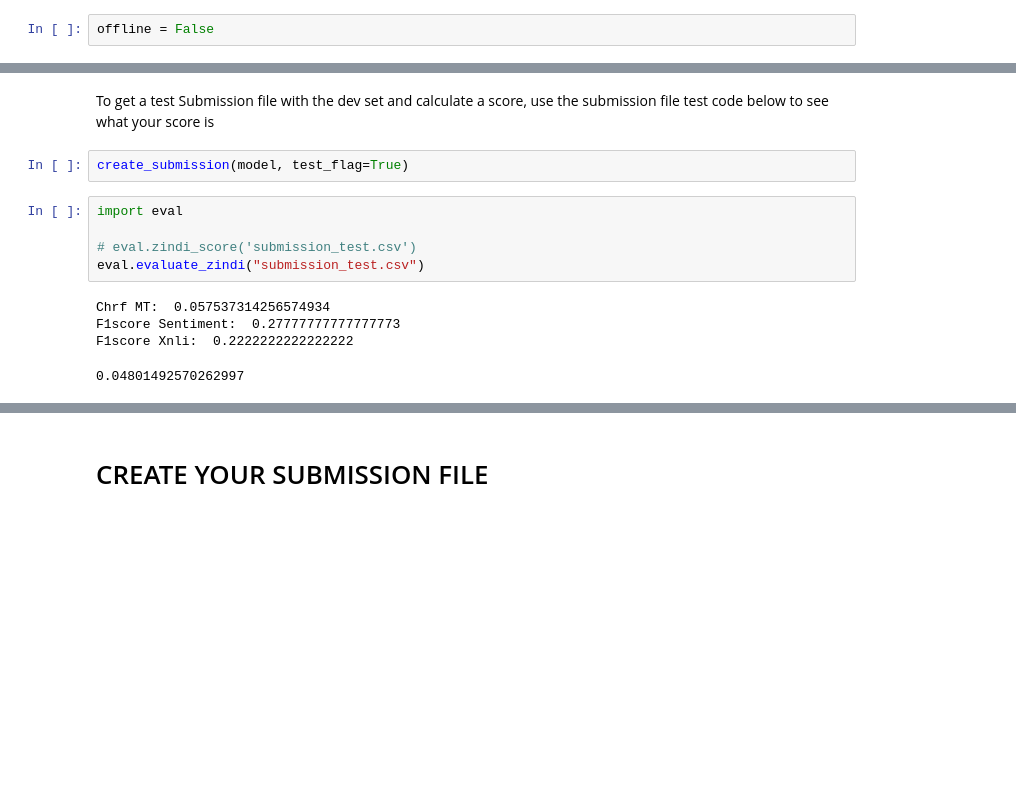
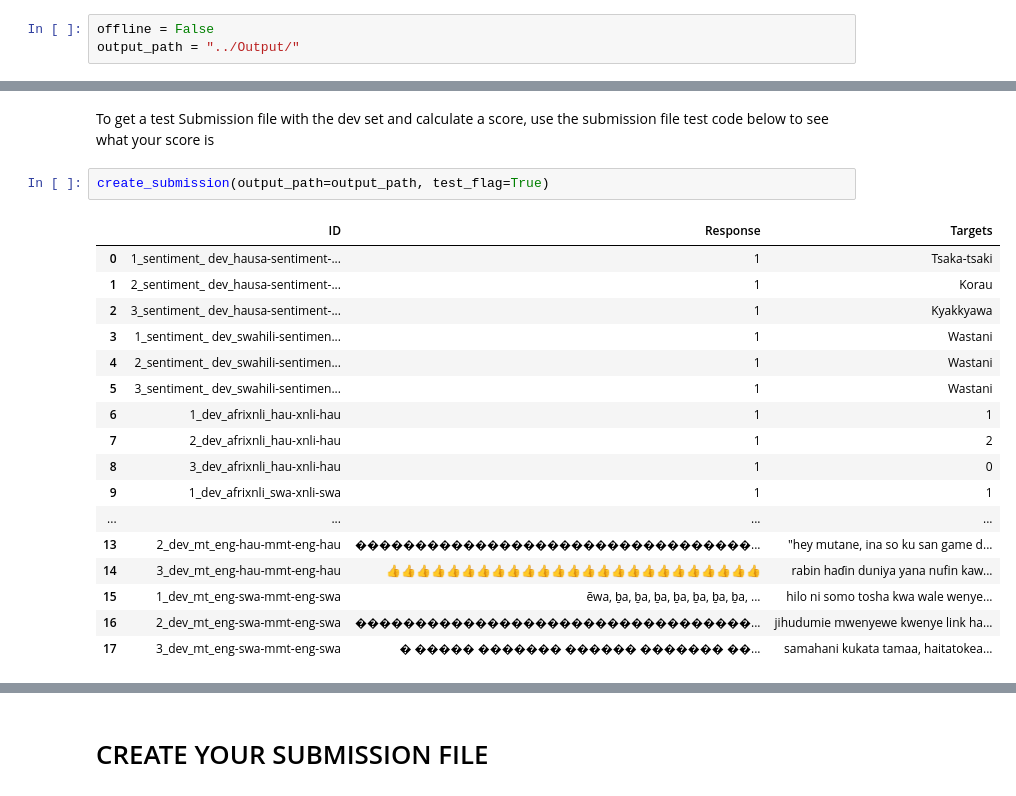
Before and after one commit to clemsadand/zindi-inkuba-notebook, a Jupyter notebook: Notebooks/Lelapa_AI_Zindi_Notebook_Participants.ipynb, the cells around one changed output, grey strips where cells are left out. Drawn from its saved outputs; the diff is of its cells as text; blank space fills up the shorter version.

Commit message:
changes in submission creation

```diff
--- a/Notebooks/Lelapa_AI_Zindi_Notebook_Participants.ipynb
+++ b/Notebooks/Lelapa_AI_Zindi_Notebook_Participants.ipynb
@@ -87,3 +95,4 @@ import os
 from huggingface_hub import login
 # %%
 offline = False
+output_path = "../Output/"
@@ -418,14 +526,22 @@ if submitted_model_size < Inkubalm_size:
 # %% [markdown]
 To get a test Submission file with the dev set and calculate a score, use the submission file test code below to see what your score is
 # %%
-create_submission(model, test_flag=True)
+create_submission(output_path=output_path, test_flag=True)
+# %% [output]
+|  | ID | Response | Targets |
+| 0 | 1_sentiment_ dev_hausa-sentiment-... | 1 | Tsaka-tsaki |
+| 1 | 2_sentiment_ dev_hausa-sentiment-... | 1 | Korau |
+| 2 | 3_sentiment_ dev_hausa-sentiment-... | 1 | Kyakkyawa |
+| 3 | 1_sentiment_ dev_swahili-sentimen... | 1 | Wastani |
+| 4 | 2_sentiment_ dev_swahili-sentimen... | 1 | Wastani |
+| 5 | 3_sentiment_ dev_swahili-sentimen... | 1 | Wastani |
+| 6 | 1_dev_afrixnli_hau-xnli-hau | 1 | 1 |
+| 7 | 2_dev_afrixnli_hau-xnli-hau | 1 | 2 |
+| 8 | 3_dev_afrixnli_hau-xnli-hau | 1 | 0 |
+| 9 | 1_dev_afrixnli_swa-xnli-swa | 1 | 1 |
+| ... | ... | ... | ... |
+| 13 | 2_dev_mt_eng-hau-mmt-eng-hau | ���������������������������������... | "hey mutane, ina so ku san game d... |
+| 14 | 3_dev_mt_eng-hau-mmt-eng-hau | 👍👍👍👍👍👍👍👍👍👍👍👍👍👍👍👍👍👍👍👍👍👍👍👍👍 | rabin haɗin duniya yana nufin kaw... |
+| 15 | 1_dev_mt_eng-swa-mmt-eng-swa | ẽwa, ḇa, ḇa, ḇa, ḇa, ḇa, ḇa, ḇa, ... | hilo ni somo tosha kwa wale wenye... |
+| 16 | 2_dev_mt_eng-swa-mmt-eng-swa | ���������������������������������... | jihudumie mwenyewe kwenye link ha... |
+| 17 | 3_dev_mt_eng-swa-mmt-eng-swa | � ����� ������� ������ ������� ��... | samahani kukata tamaa, haitatokea... |
-# %%
-import eval
-
-# eval.zindi_score('submission_test.csv')
-eval.evaluate_zindi("submission_test.csv")
-# %% [output]
-Chrf MT:  0.057537314256574934
-F1score Sentiment:  0.27777777777777773
-F1score Xnli:  0.2222222222222222
-0.04801492570262997
```
Also changed, not shown: parts of 26 cells of this notebook, 16 other files.
